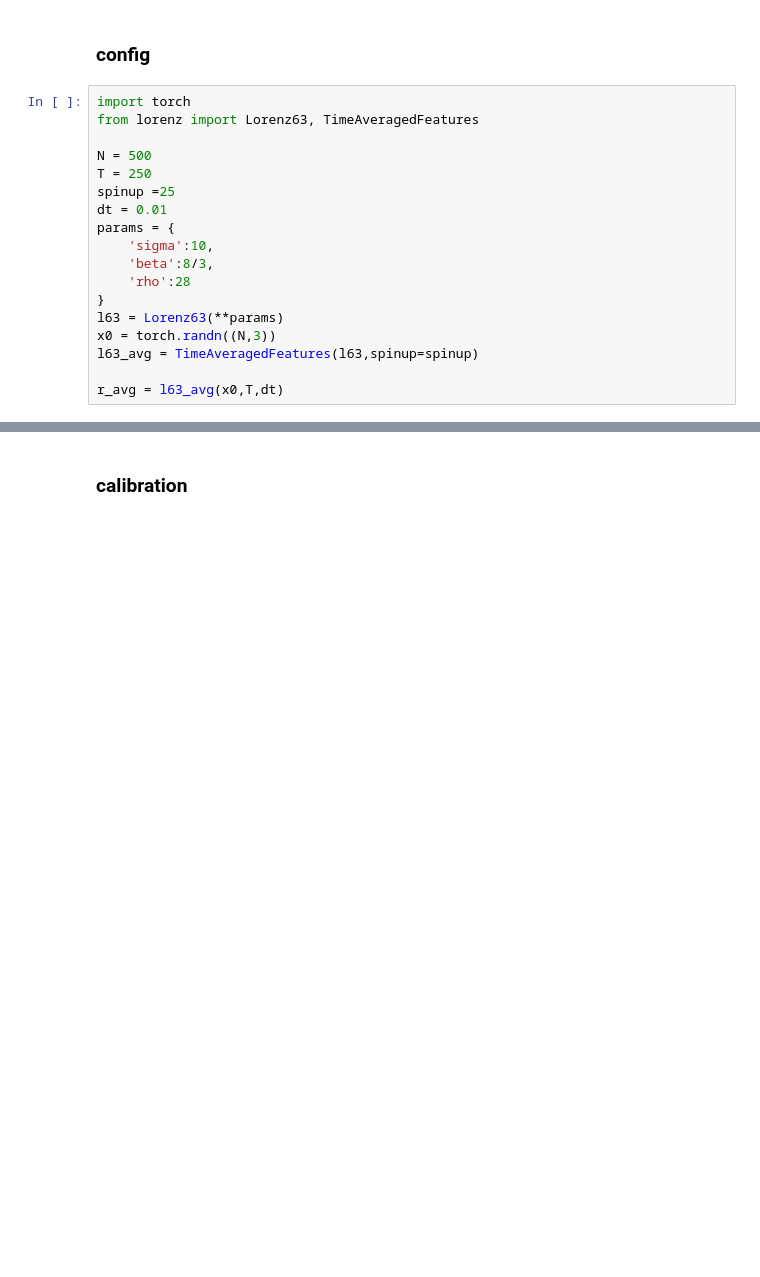
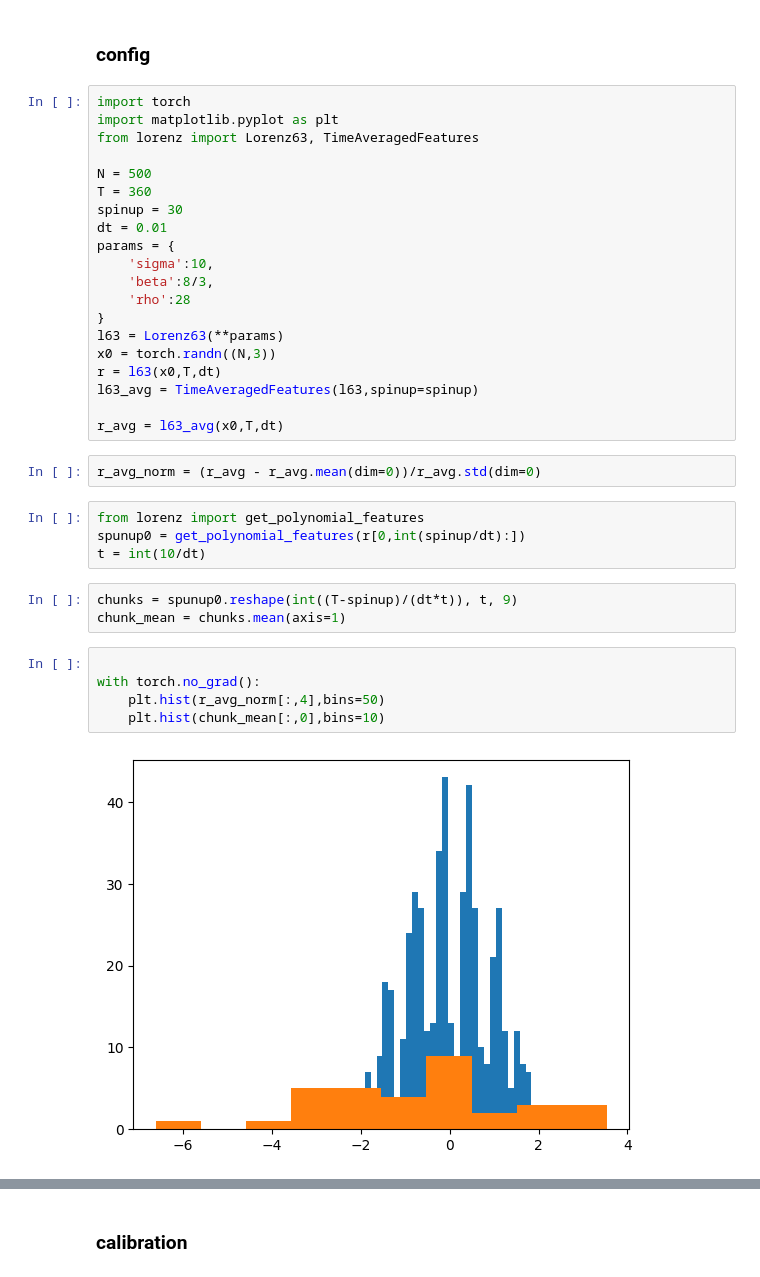
Before and after one commit to OneOneFour/abracalibra, a Jupyter notebook: examples/lorenz.ipynb, the cells around one changed output, grey strips where cells are left out. Cells and saved outputs as stored; diff of their text form; blank space fills up the shorter version.

```diff
--- a/examples/lorenz.ipynb
+++ b/examples/lorenz.ipynb
@@ -4,11 +4,12 @@
 ### config
 # %%
 import torch
+import matplotlib.pyplot as plt
 from lorenz import Lorenz63, TimeAveragedFeatures
 
 N = 500
-T = 250
-spinup =25
+T = 360
+spinup = 30
 dt = 0.01
 params = {
     'sigma':10,
@@ -17,8 +18,25 @@ params = {
 }
 l63 = Lorenz63(**params)
 x0 = torch.randn((N,3))
+r = l63(x0,T,dt)
 l63_avg = TimeAveragedFeatures(l63,spinup=spinup)
 
 r_avg = l63_avg(x0,T,dt)
+# %%
+r_avg_norm = (r_avg - r_avg.mean(dim=0))/r_avg.std(dim=0)
+# %%
+from lorenz import get_polynomial_features
+spunup0 = get_polynomial_features(r[0,int(spinup/dt):])
+t = int(10/dt)
+# %%
+chunks = spunup0.reshape(int((T-spinup)/(dt*t)), t, 9)
+chunk_mean = chunks.mean(axis=1)
+# %%
+
+with torch.no_grad():
+    plt.hist(r_avg_norm[:,4],bins=50)
+    plt.hist(chunk_mean[:,0],bins=10)
+# %% [output]
+[figure, added]
 # %%
 from torch.distributions import MultivariateNormal
```
Also changed, not shown: parts of 15 cells of this notebook, 3 other files.
